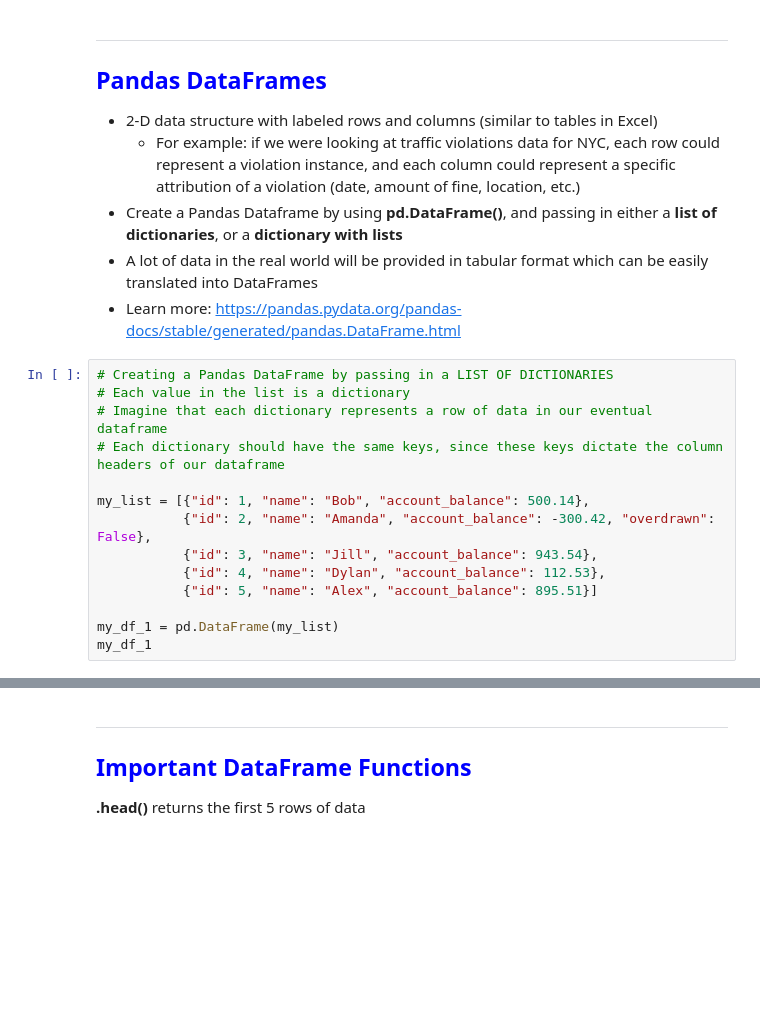
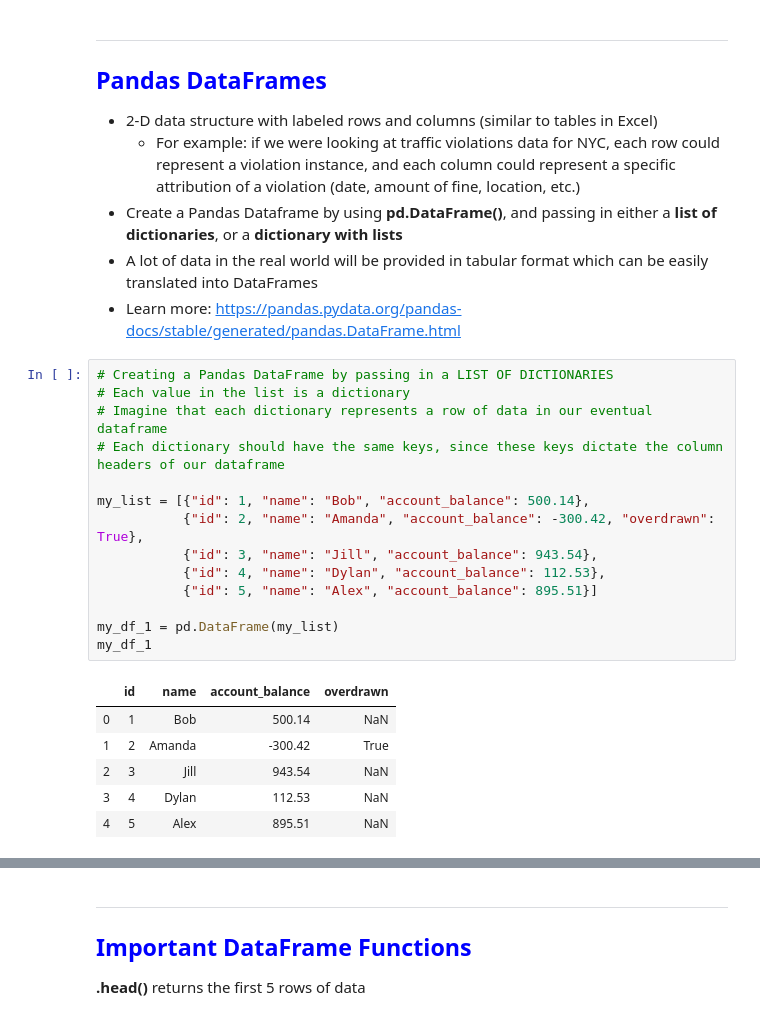
Before and after one commit to awilli32/jsmini, a Jupyter notebook: 01-Class-Activities/04-Python-Pandas/4/Activities/01-Evr_Pandas-Intro/intro_to_pandas.ipynb, the cells around one changed output, grey strips where cells are left out. Cells and saved outputs as stored; diff of their text form; blank space fills up the shorter version.

```diff
--- a/01-Class-Activities/04-Python-Pandas/4/Activities/01-Evr_Pandas-Intro/intro_to_pandas.ipynb
+++ b/01-Class-Activities/04-Python-Pandas/4/Activities/01-Evr_Pandas-Intro/intro_to_pandas.ipynb
@@ -36,14 +59,21 @@ print(my_series[3]) # will print 600
 # %%
 # Creating a Pandas DataFrame by passing in a LIST OF DICTIONARIES
 # Each value in the list is a dictionary
 # Imagine that each dictionary represents a row of data in our eventual dataframe
 # Each dictionary should have the same keys, since these keys dictate the column headers of our dataframe
 
 my_list = [{"id": 1, "name": "Bob", "account_balance": 500.14},
-           {"id": 2, "name": "Amanda", "account_balance": -300.42, "overdrawn": False},
+           {"id": 2, "name": "Amanda", "account_balance": -300.42, "overdrawn": True},
            {"id": 3, "name": "Jill", "account_balance": 943.54},
            {"id": 4, "name": "Dylan", "account_balance": 112.53},
            {"id": 5, "name": "Alex", "account_balance": 895.51}]
 
 my_df_1 = pd.DataFrame(my_list)
 my_df_1
+# %% [output]
+|  | id | name | account_balance | overdrawn |
+| 0 | 1 | Bob | 500.14 | NaN |
+| 1 | 2 | Amanda | -300.42 | True |
+| 2 | 3 | Jill | 943.54 | NaN |
+| 3 | 4 | Dylan | 112.53 | NaN |
+| 4 | 5 | Alex | 895.51 | NaN |
```
Also changed, not shown: parts of 28 cells of this notebook, 6 other files.
